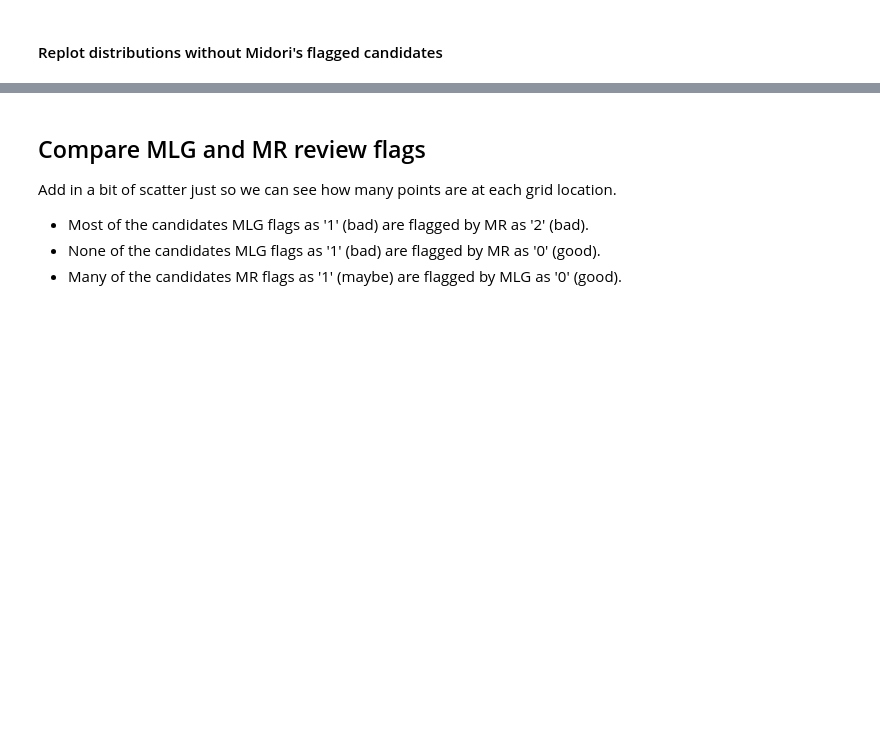
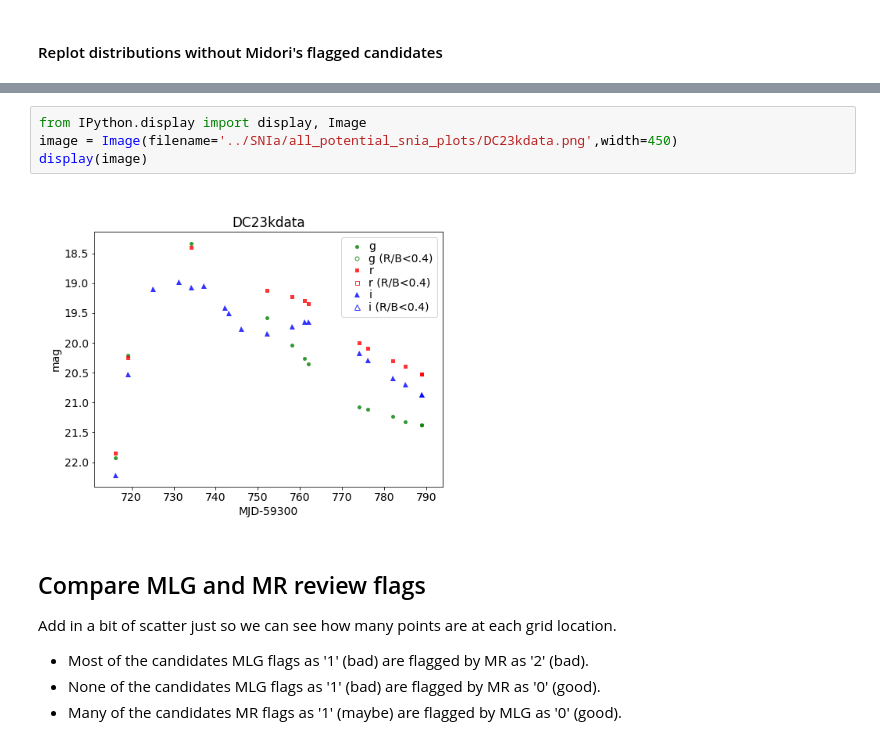
Before and after one commit to MelissaGraham/decam_ddf_tools, a Jupyter notebook: transients_science/SNIa/3_review_potential_snia_sncosmo.ipynb, the cells around one changed output, grey strips where cells are left out. Drawn from its saved outputs; the diff is of its cells as text; blank space fills up the shorter version.

```diff
--- a/transients_science/SNIa/3_review_potential_snia_sncosmo.ipynb
+++ b/transients_science/SNIa/3_review_potential_snia_sncosmo.ipynb
@@ -307,3 +389,9 @@ fig.show()
+# %%
+from IPython.display import display, Image
+image = Image(filename='../SNIa/all_potential_snia_plots/DC23kdata.png',width=450)
+display(image)
+# %% [output]
+[figure, added]
 # %% [markdown]
 ## Compare MLG and MR review flags
 
```
Also changed, not shown: parts of 15 cells of this notebook, 8 other files.
